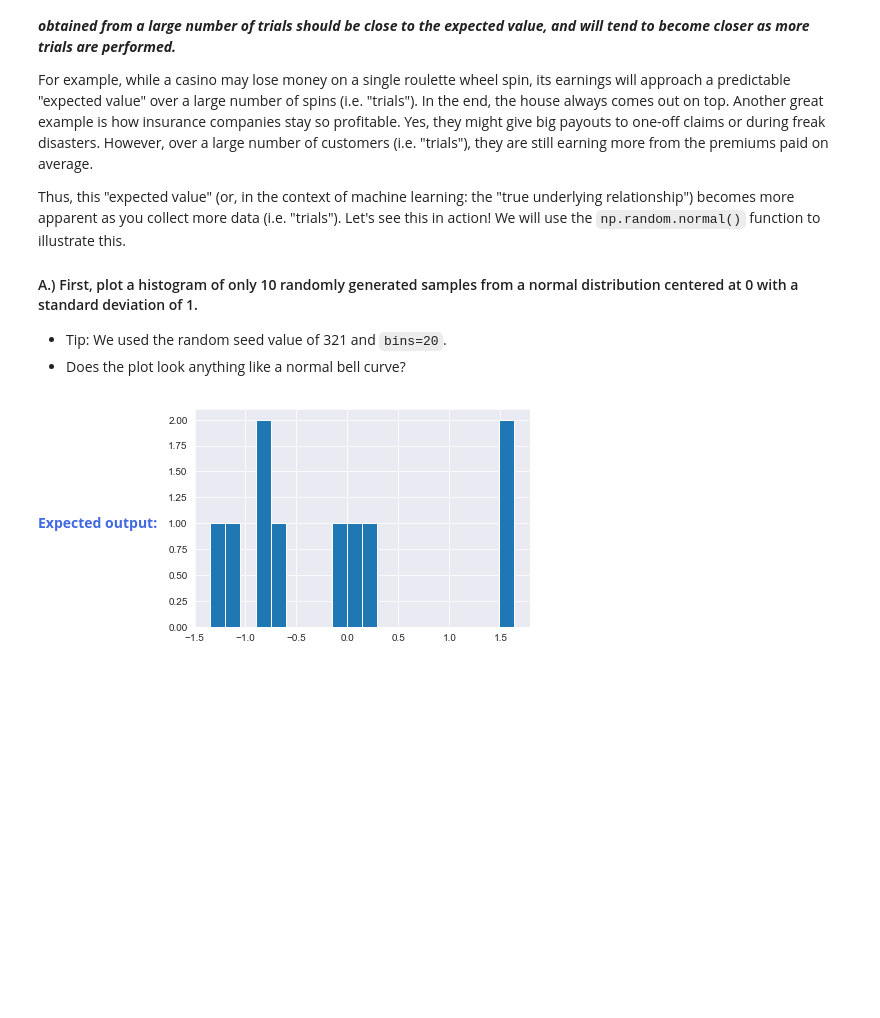
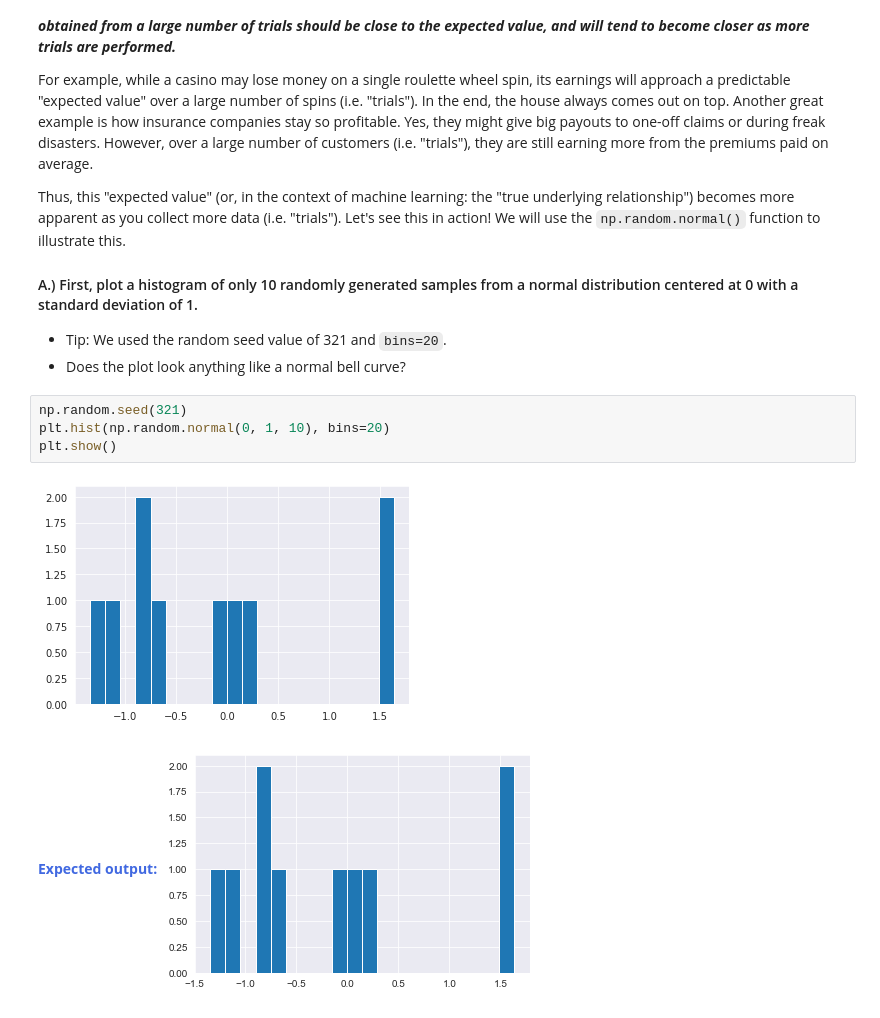
Before and after one commit to cedricsoares/elite_data_science, a Jupyter notebook: 1 - Workbook - Fake It Til You Make It (Simulations).ipynb, the cells around one changed output. Saved outputs shown, nothing was run; the diff lists cells and outputs as text; blank space fills up the shorter version.

```diff
--- a/1 - Workbook - Fake It Til You Make It (Simulations).ipynb
+++ b/1 - Workbook - Fake It Til You Make It (Simulations).ipynb
@@ -346,6 +362,12 @@ Thus, this "expected value" (or, in the context of machine learning: the "true u
 #### A.) First, plot a histogram of only 10 randomly generated samples from a normal distribution centered at 0 with a standard deviation of 1.
 * Tip: We used the random seed value of 321 and <code>bins=20</code>.
 * Does the plot look anything like a normal bell curve?
+# %%
+np.random.seed(321)
+plt.hist(np.random.normal(0, 1, 10), bins=20)
+plt.show()
+# %% [output]
+[figure, added]
 # %% [markdown]
 <strong style="color:RoyalBlue">Expected output:</strong>
 <img src="embedded-picture-1">
```
Also changed, not shown: parts of 13 cells of this notebook, 1 other file.
